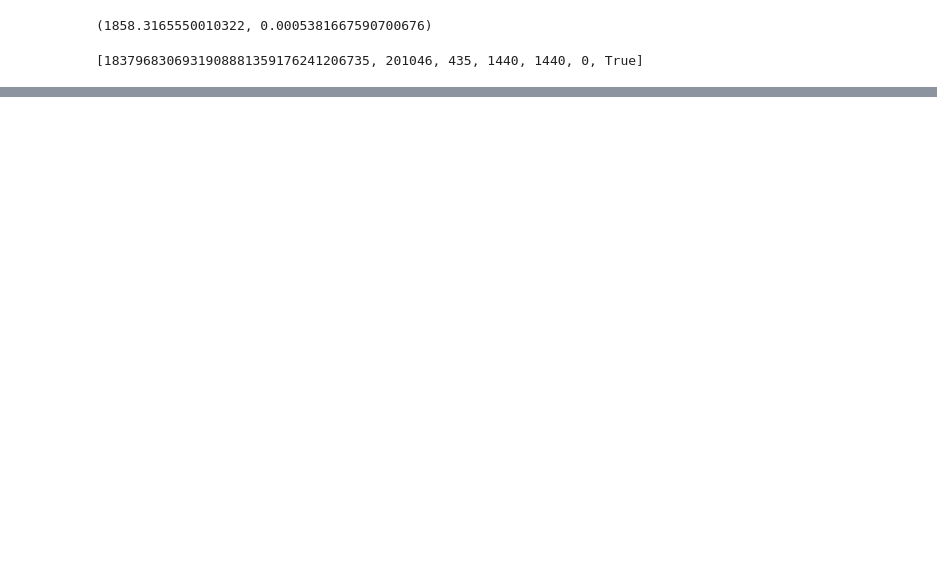
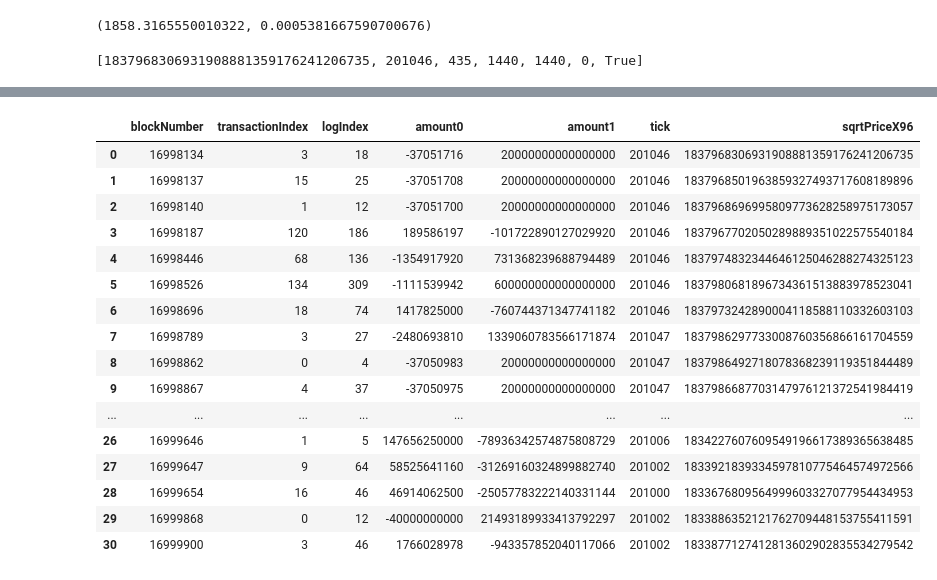
Before and after one commit to credmark/credmark-models-notebook, a Jupyter notebook: uniswap/lvr.ipynb, the cells around one changed output, grey strips where cells are left out. Saved outputs shown, nothing was run; the diff lists cells and outputs as text; code cells hidden in the pictures; blank space fills up the shorter version.

```diff
--- a/uniswap/lvr.ipynb
+++ b/uniswap/lvr.ipynb
@@ -137,3 +138,25 @@ df_swaps
 | 28 | 16999654 | 16 | 46 | 46914062500 | -25057783222140331144 | 201000 | 1833676809564999603327077954434953 | 0.000536 | ... |
 | 29 | 16999868 | 0 | 12 | -40000000000 | 21493189933413792297 | 201002 | 1833886352121762709448153755411591 | 0.000536 | ... |
 | 30 | 16999900 | 3 | 46 | 1766028978 | -943357852040117066 | 201002 | 1833877127412813602902835534279542 | 0.000536 | ... |
+# %%
+(pd.DataFrame(pool.fetch_events(
+    pool.events.Swap, from_block=17_000_000 - 2000, to_block=17_000_000))
+    .loc[:, ["blockNumber", "transactionIndex", "logIndex", "amount0", "amount1", "tick", "sqrtPriceX96"]])
+# %% [output]
+|  | blockNumber | transactionIndex | logIndex | amount0 | amount1 | tick | sqrtPriceX96 |
+| 0 | 16998134 | 3 | 18 | -37051716 | 20000000000000000 | 201046 | 1837968306931908881359176241206735 |
+| 1 | 16998137 | 15 | 25 | -37051708 | 20000000000000000 | 201046 | 1837968501963859327493717608189896 |
+| 2 | 16998140 | 1 | 12 | -37051700 | 20000000000000000 | 201046 | 1837968696995809773628258975173057 |
+| 3 | 16998187 | 120 | 186 | 189586197 | -101722890127029920 | 201046 | 1837967702050289889351022575540184 |
+| 4 | 16998446 | 68 | 136 | -1354917920 | 731368239688794489 | 201046 | 1837974832344646125046288274325123 |
+| 5 | 16998526 | 134 | 309 | -1111539942 | 600000000000000000 | 201046 | 1837980681896734361513883978523041 |
+| 6 | 16998696 | 18 | 74 | 1417825000 | -760744371347741182 | 201046 | 1837973242890004118588110332603103 |
+| 7 | 16998789 | 3 | 27 | -2480693810 | 1339060783566171874 | 201047 | 1837986297733008760356866161704559 |
+| 8 | 16998862 | 0 | 4 | -37050983 | 20000000000000000 | 201047 | 1837986492718078368239119351844489 |
+| 9 | 16998867 | 4 | 37 | -37050975 | 20000000000000000 | 201047 | 1837986687703147976121372541984419 |
+| ... | ... | ... | ... | ... | ... | ... | ... |
+| 26 | 16999646 | 1 | 5 | 147656250000 | -78936342574875808729 | 201006 | 1834227607609549196617389365638485 |
+| 27 | 16999647 | 9 | 64 | 58525641160 | -31269160324899882740 | 201002 | 1833921839334597810775464574972566 |
+| 28 | 16999654 | 16 | 46 | 46914062500 | -25057783222140331144 | 201000 | 1833676809564999603327077954434953 |
+| 29 | 16999868 | 0 | 12 | -40000000000 | 21493189933413792297 | 201002 | 1833886352121762709448153755411591 |
+| 30 | 16999900 | 3 | 46 | 1766028978 | -943357852040117066 | 201002 | 1833877127412813602902835534279542 |
```
Also changed, not shown: parts of 3 cells of this notebook.
